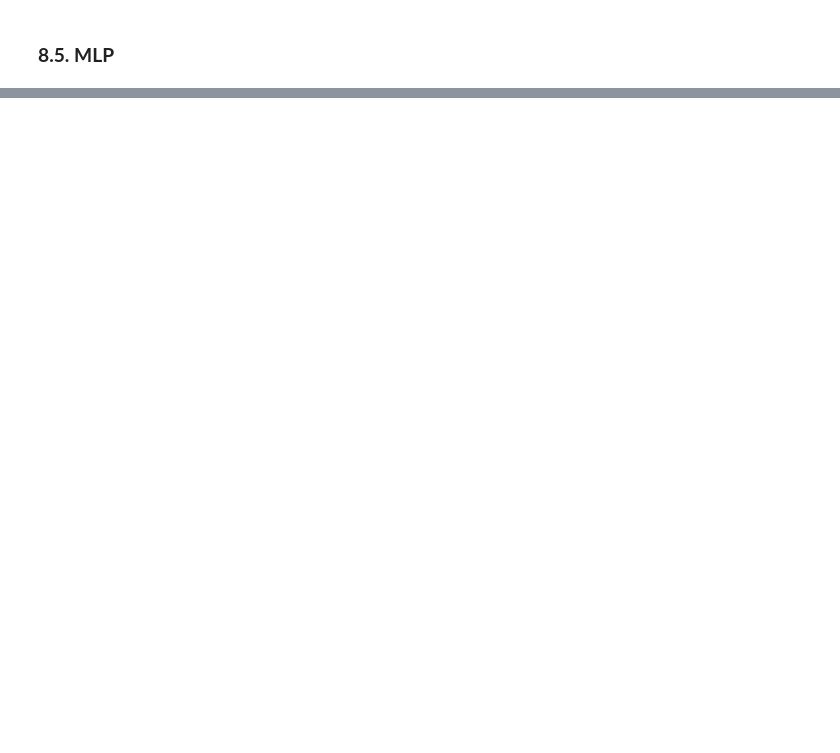
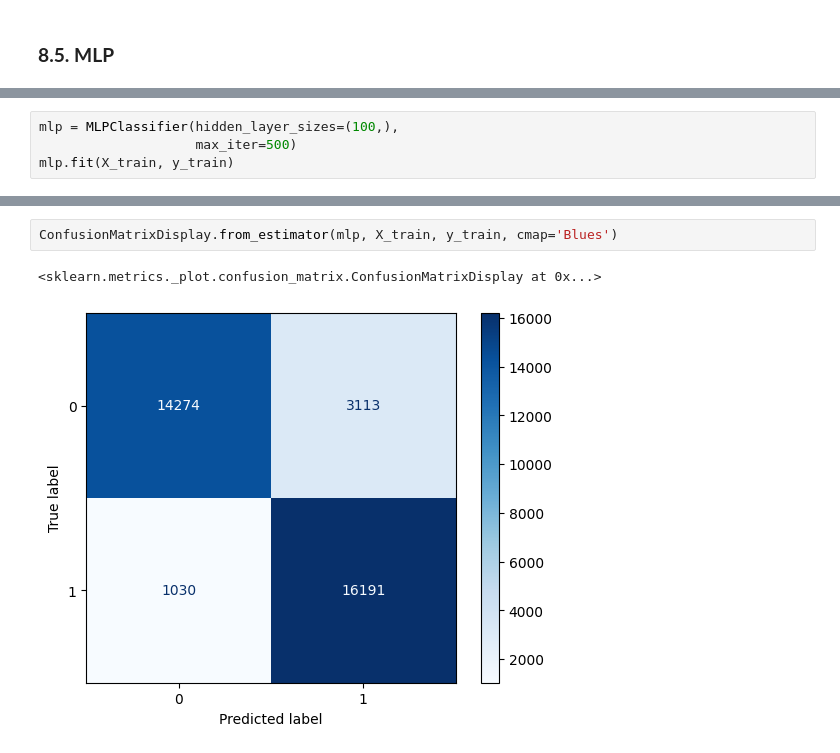
Before and after one commit to julivess/ML_course, a Jupyter notebook: salary_classification(1).ipynb, the cells around one changed output, grey strips where cells are left out. Saved outputs shown, nothing was run; the diff lists cells and outputs as text; blank space fills up the shorter version.

```diff
--- a/salary_classification(1).ipynb
+++ b/salary_classification(1).ipynb
@@ -689,0 +724,4 @@ ConfusionMatrixDisplay.from_estimator(lr, X_test, y_test, cmap='Blues')
+# %%
+mlp = MLPClassifier(hidden_layer_sizes=(100,),
+                    max_iter=500)
+mlp.fit(X_train, y_train)
@@ -689,0 +737,5 @@ ConfusionMatrixDisplay.from_estimator(lr, X_test, y_test, cmap='Blues')
+# %%
+ConfusionMatrixDisplay.from_estimator(mlp, X_train, y_train, cmap='Blues')
+# %% [output]
+<sklearn.metrics._plot.confusion_matrix.ConfusionMatrixDisplay at 0x...>
+[figure, added]
```
Also changed, not shown: parts of 29 cells of this notebook.
